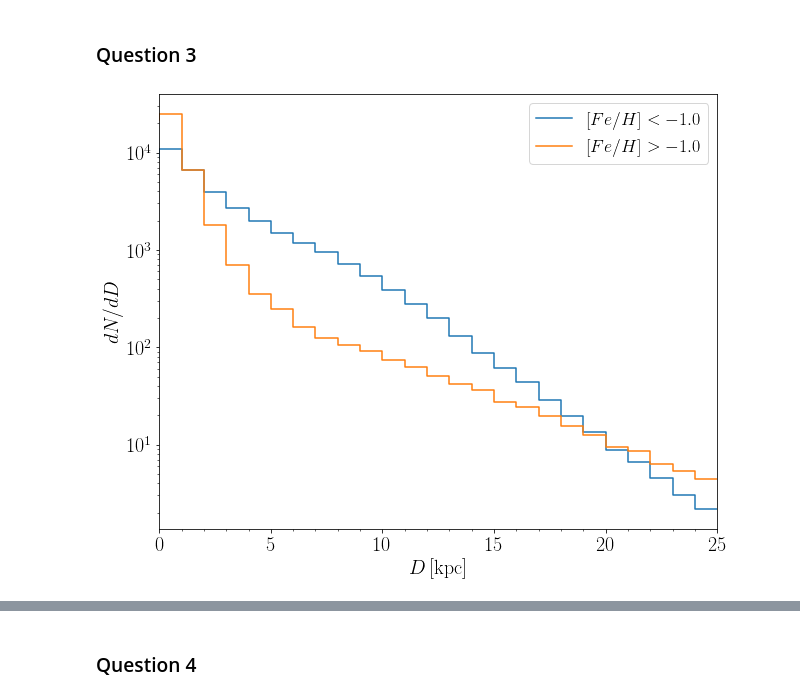
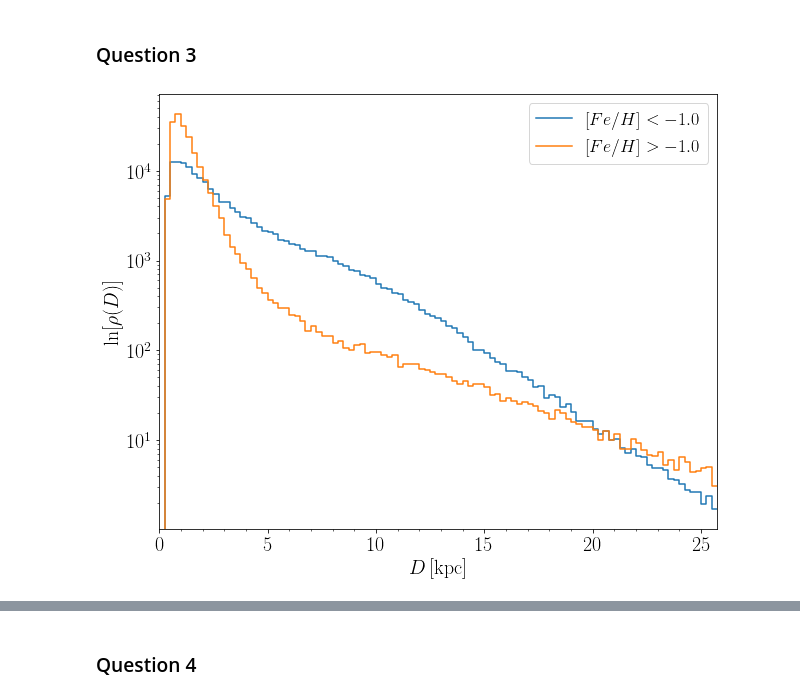
Before and after one commit to jbirky/astr-511-w21, a Jupyter notebook: homeworks/solution1.ipynb, the cells around one changed output, grey strips where cells are left out. Saved outputs shown, nothing was run; the diff lists cells and outputs as text; code cells hidden in the pictures.

```diff
--- a/homeworks/solution1.ipynb
+++ b/homeworks/solution1.ipynb
@@ -57,7 +67,7 @@ df = pd.DataFrame(data={'g_r':g_r, 'feh':feh, 'M_r':M_r, 'D':Z/1e3, 'r':r})
 # %%
 # Solid angle bin
 dOmega = 314 / (180/np.pi)**2  # convert deg^2 to sterradians
-dD = 1
+dD = .25
 maxD = 26
 
 # Create distance bins, and calculate volume of each distance bin
@@ -115,12 +131,12 @@ for gr_bin in color_bins:
     for i, dbin in enumerate(Dbins):
         dN[i] = len(np.where((sel['D'] > dbin) & (sel['D'] < dbin+dD))[0])
 
-    plt.step(Dbins, dN/dV, label=r'$%s < g-r < %s$'%(gr_bin[0], gr_bin[1]))
+    plt.step(Dbins, np.log(dN/dV), label=r'$%s < g-r < %s$'%(gr_bin[0], gr_bin[1]))
 
-plt.ylabel(r'$dN/dD$', fontsize=20)
+plt.ylabel(r'$\ln[\rho(D)]$', fontsize=20)
 plt.xlabel(r'$D \, \rm [kpc]$', fontsize=20)
 plt.xlim(min(Dbins), max(Dbins))
-plt.yscale('log')
+# plt.yscale('log')
 plt.legend(loc='upper right', fontsize=18)
 plt.minorticks_on()
 plt.savefig('plot2.png')
@@ -130,22 +145,0 @@ plt.show()
-# %%
-color_bins = [[0.2, 0.4], [0.4, 0.6], [0.6, 0.8], [0.8, 1.0]]
-
-plt.figure(figsize=[10,8])
-for gr_bin in color_bins:
-    sel = df[df['g_r'] < gr_bin[1]][df['g_r'] > gr_bin[0]]
-
-    # Calculate number of stars per distance bin
-    dN = np.zeros(Dbins.shape[0])
-    for i, dbin in enumerate(Dbins):
-        dN[i] = len(np.where((sel['D'] > dbin) & (sel['D'] < dbin+dD))[0])
-
-    plt.step(Dbins, np.log(dN/dV), label=r'$%s < g-r < %s$'%(gr_bin[0], gr_bin[1]))
-
-plt.ylabel(r'$dN/dD$', fontsize=20)
-plt.xlabel(r'$D \, \rm [kpc]$', fontsize=20)
-plt.xlim(min(Dbins), max(Dbins))
-# plt.yscale('log')
-plt.legend(loc='upper right', fontsize=18)
-plt.minorticks_on()
-plt.savefig('plot2.png')
-plt.show()
@@ -159,30 +150,30 @@ so the fact that lower number densities of redder stars are detected at further
 # %%
 # Apply g-r color cut
 gr_bin = [0.2, 0.4]
 sel = df[df['g_r'] < gr_bin[1]][df['g_r'] > gr_bin[0]]
 
 low_feh  = sel[sel['feh'] < -1.0]
 high_feh = sel[sel['feh'] > -1.0]
 
 dN_high = np.zeros(Dbins.shape[0])
 for i, dbin in enumerate(Dbins):
     dN_high[i] = len(np.where((high_feh['D'] > dbin) & (high_feh['D'] < dbin+dD))[0])
 
 dN_low = np.zeros(Dbins.shape[0])
 for i, dbin in enumerate(Dbins):
     dN_low[i] = len(np.where((low_feh['D'] > dbin) & (low_feh['D'] < dbin+dD))[0])
 
 plt.figure(figsize=[10,8])
 plt.step(Dbins, dN_low/dV, label=r'$[Fe/H]<-1.0$')
 plt.step(Dbins, dN_high/dV, label=r'$[Fe/H]>-1.0$')
 
-plt.ylabel(r'$dN/dD$', fontsize=20)
+plt.ylabel(r'$\ln[\rho(D)]$', fontsize=20)
 plt.xlabel(r'$D \, \rm [kpc]$', fontsize=20)
 plt.xlim(min(Dbins), max(Dbins))
 plt.yscale('log')
 plt.legend(loc='upper right', fontsize=18)
 plt.minorticks_on()
 plt.savefig('plot3.png')
 plt.show()
 # %% [output]
-[figure, old version]
+[figure, new version]
```
Also changed, not shown: parts of 22 cells of this notebook.
